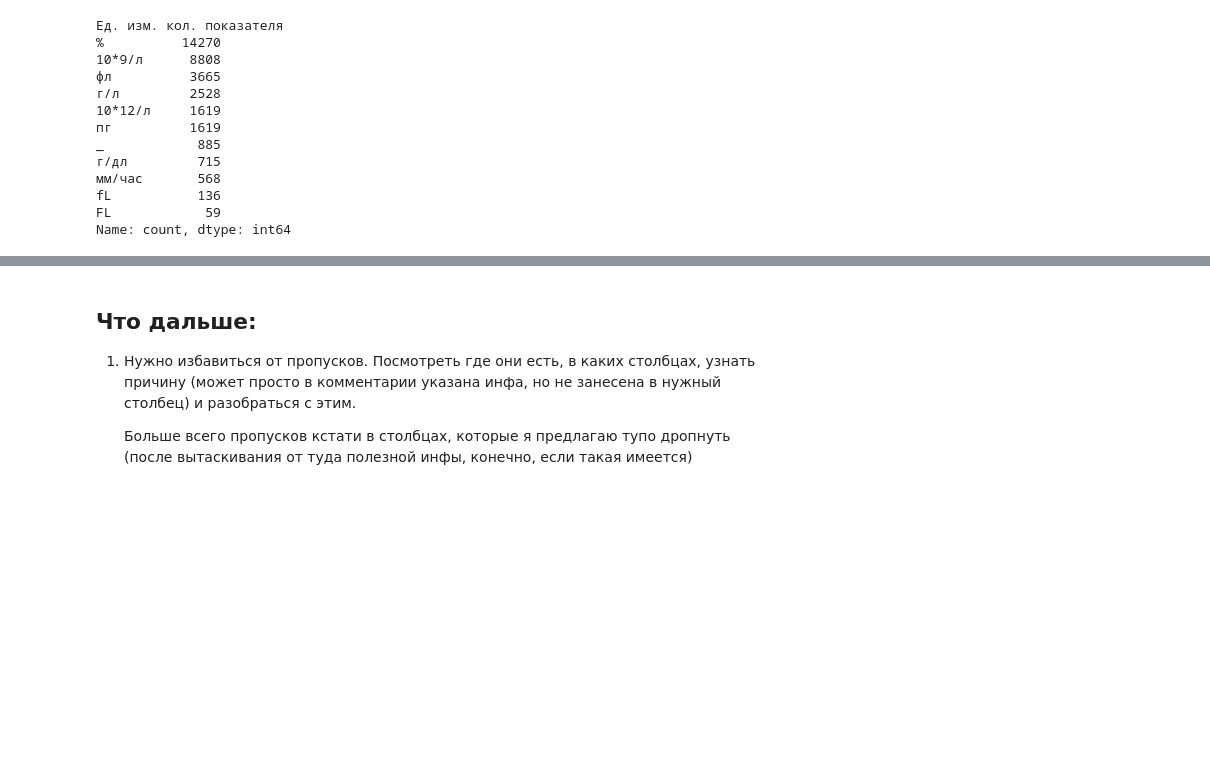
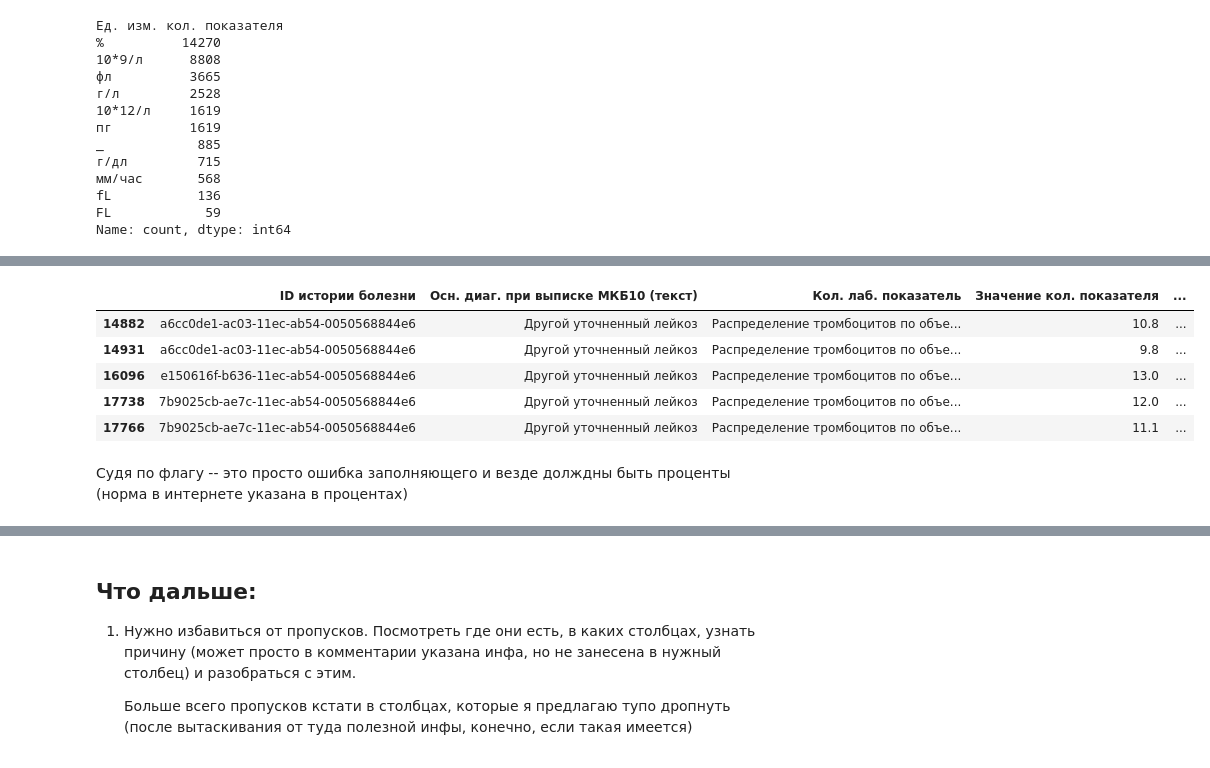
Before and after one commit to ekaterinakaz4255/hakaton_blood_classification, a Jupyter notebook: clear_preprocessing.ipynb, the cells around one changed output, grey strips where cells are left out. Drawn from its saved outputs; the diff is of its cells as text; code cells hidden in the pictures; blank space fills up the shorter version.

```diff
--- a/clear_preprocessing.ipynb
+++ b/clear_preprocessing.ipynb
@@ -503,0 +1544,12 @@ print("Единицы измерения успешно унифицирован
+# %%
+PDW_ed_gl_df = df[(df['Кол. лаб. показатель'] == 'Распределение тромбоцитов по объему (PDW)') & (df['Ед. изм. кол. показателя'] == 'г/л')]
+PDW_ed_gl_df
+# %% [output]
+|  | ID истории болезни | Осн. диаг. при выписке МКБ10 (текст) | Кол. лаб. показатель | Значение кол. показателя | ... |
+| 14882 | a6cc0de1-ac03-11ec-ab54-0050568844e6 | Другой уточненный лейкоз | Распределение тромбоцитов по объе... | 10.8 | ... |
+| 14931 | a6cc0de1-ac03-11ec-ab54-0050568844e6 | Другой уточненный лейкоз | Распределение тромбоцитов по объе... | 9.8 | ... |
+| 16096 | e150616f-b636-11ec-ab54-0050568844e6 | Другой уточненный лейкоз | Распределение тромбоцитов по объе... | 13.0 | ... |
+| 17738 | 7b9025cb-ae7c-11ec-ab54-0050568844e6 | Другой уточненный лейкоз | Распределение тромбоцитов по объе... | 12.0 | ... |
+| 17766 | 7b9025cb-ae7c-11ec-ab54-0050568844e6 | Другой уточненный лейкоз | Распределение тромбоцитов по объе... | 11.1 | ... |
+# %% [markdown]
+Судя по флагу -- это просто ошибка заполняющего и везде долждны быть проценты (норма в интернете указана в процентах)
```
Also changed, not shown: parts of 85 cells of this notebook.
